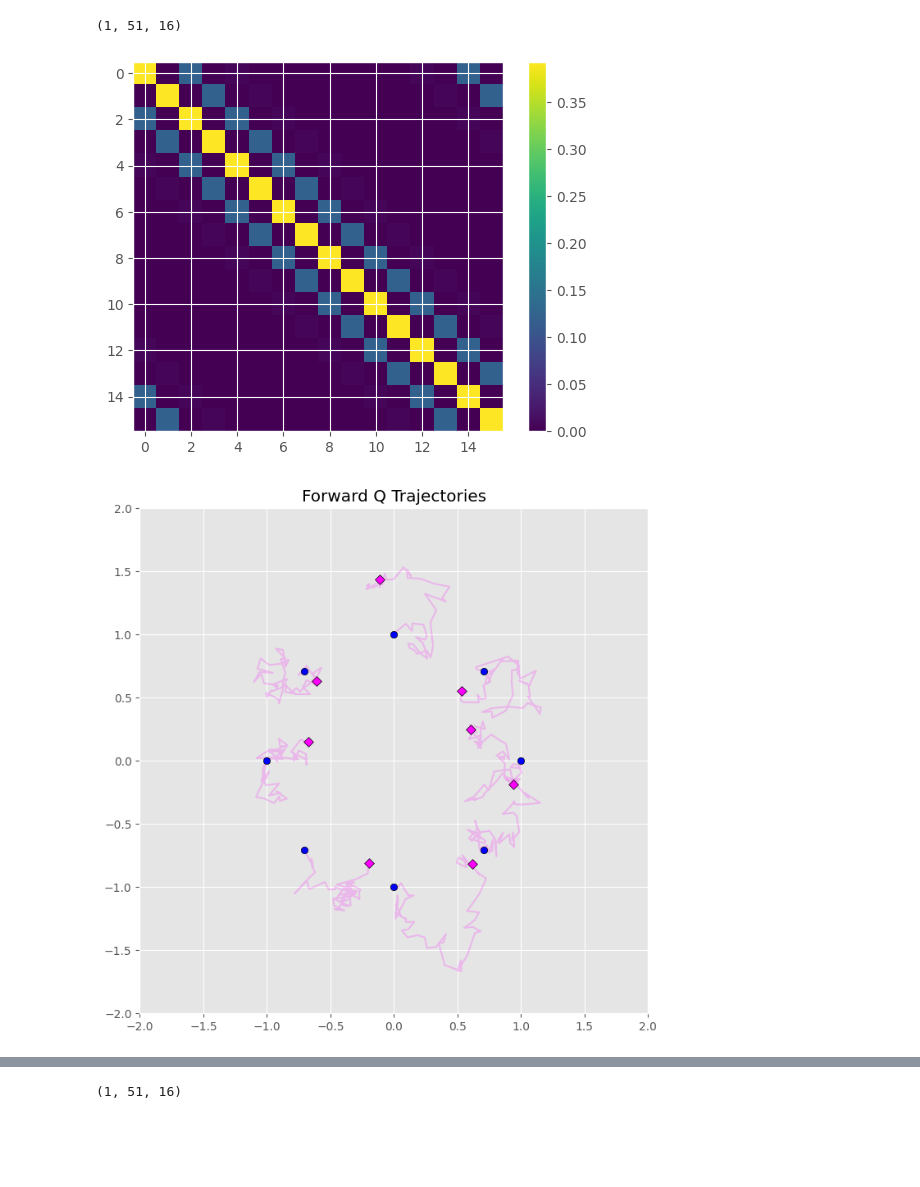
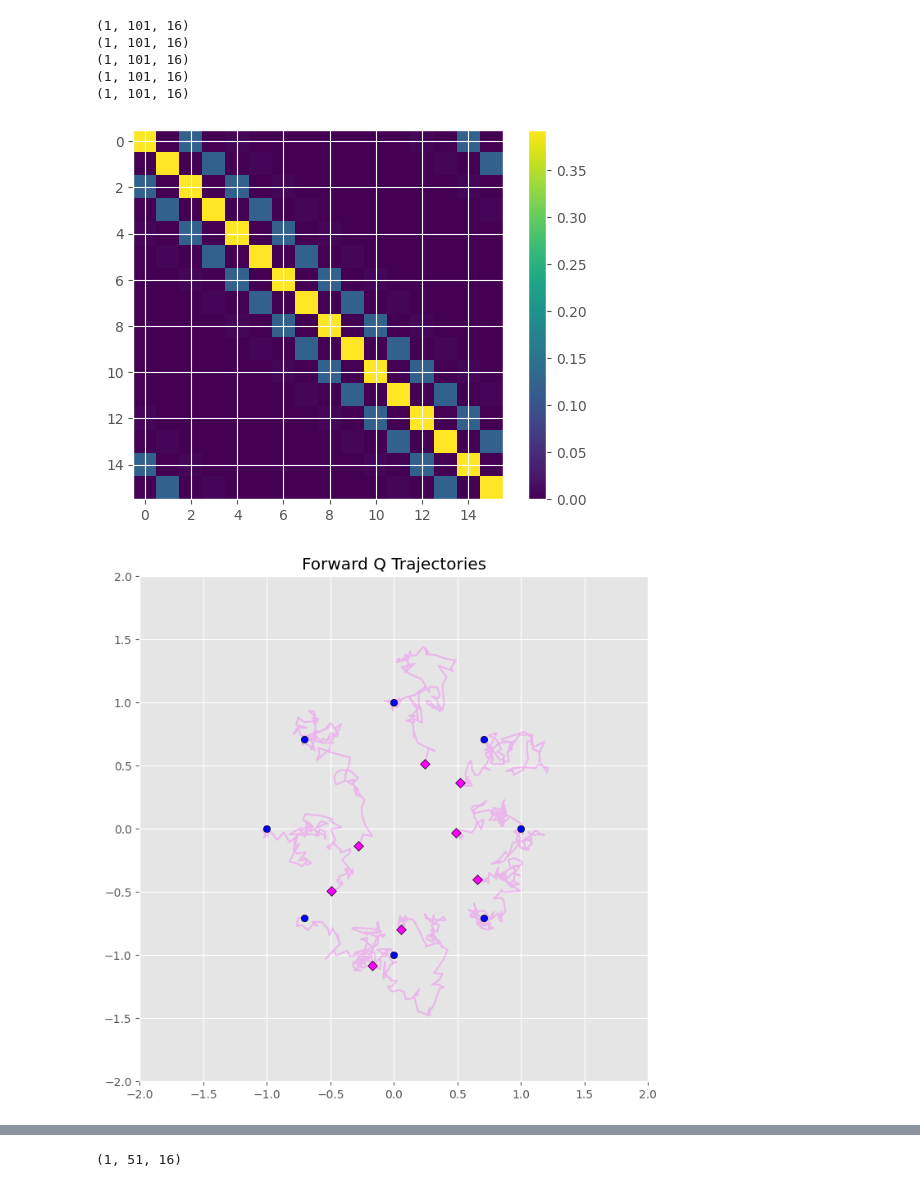
Before and after one commit to libbylbaker/infsdebridge, a Jupyter notebook: sdebridge/notebooks/Q_bridge.ipynb, the cells around one changed output, grey strips where cells are left out. Drawn from its saved outputs; the diff is of its cells as text; code cells hidden in the pictures; blank space fills up the shorter version.

```diff
--- a/sdebridge/notebooks/Q_bridge.ipynb
+++ b/sdebridge/notebooks/Q_bridge.ipynb
@@ -16,7 +16,7 @@ from sdebridge.utils import *
 
 plt.style.use('ggplot')
 # %%
-def eval_Q(val: jnp.ndarray, time: float, alpha: float, sigma: float) -> jnp.ndarray:
+def eval_Q(val: jax.Array, time: float, alpha: float, sigma: float) -> jax.Array:
     make_square = lambda Q: Q.reshape((jnp.sqrt(Q.size).astype('int32'), jnp.sqrt(Q.size).astype('int32')))
     k_Q = lambda x: 0.5 * (alpha**2) * (sigma**2) * jnp.pi * jnp.exp(-0.5 * jnp.sum(jnp.square(x), axis=2) / (sigma**2))
     k_Q_q = lambda x1, x2: k_Q(x1.reshape(-1, 2)[:, jnp.newaxis, :] - x2.reshape(-1, 2)[jnp.newaxis, :, :])
@@ -32,36 +32,41 @@ sigma = 0.5
 circles1 = sample_circle(num_points=d//2, scale=1.0, shifts=jnp.array([0.0, 0.0]))
 circles2 = sample_circle(num_points=d//2, scale=1.5, shifts=jnp.array([0.0, 0.0]))
 # squares = sample_square(num_points=d//2, scale=1.0, shifts=jnp.array([0.0, 0.0]))
 Q = eval_Q(circles1, time=None, alpha=alpha, sigma=sigma)
 plt.imshow(Q)
 plt.colorbar()
 
 rng, _ = jax.random.split(rng)
 
 # fig, ax = plt.subplots(1, 1, figsize=(6, 6))
 # ax.scatter(circles.reshape(-1, 2)[:, 0], circles.reshape(-1, 2)[:, 1], color='b')
 # ax.scatter(squares.reshape(-1, 2)[:, 0], squares.reshape(-1, 2)[:, 1], color='r')
 # print(circles.shape, squares.shape)
 
 def drift(val, time):
     return jnp.zeros(d)
 
 def diffusion(val, time):
     return Q
 
 model = DiffusionBridge(
     drift = drift,
     diffusion = diffusion,
     dim=d,
     end_time=1.0,
-    num_steps=50,
+    num_steps=100,
     rng=rng
 )
 
-forward_brownian_motion = model.simulate_forward_process(initial_condition=jnp.tile(circles1, reps=(1, 1)))
-print(forward_brownian_motion["trajectories"].shape)
-plot_trajectories(forward_brownian_motion["trajectories"], title="Forward Q Trajectories")
+for i in range(5):
+    forward_brownian_motion = model.simulate_forward_process(initial_condition=jnp.tile(circles1, reps=(1, 1)))
+    print(forward_brownian_motion["trajectories"].shape)
+    plot_trajectories(forward_brownian_motion["trajectories"], title="Forward Q Trajectories")
 # %% [output]
-(1, 51, 16)
+(1, 101, 16)
+(1, 101, 16)
+(1, 101, 16)
+(1, 101, 16)
+(1, 101, 16)
 [figure]
-[figure, old version]
+[figure, new version]
```
Also changed, not shown: parts of 3 cells of this notebook, 7 other files.
